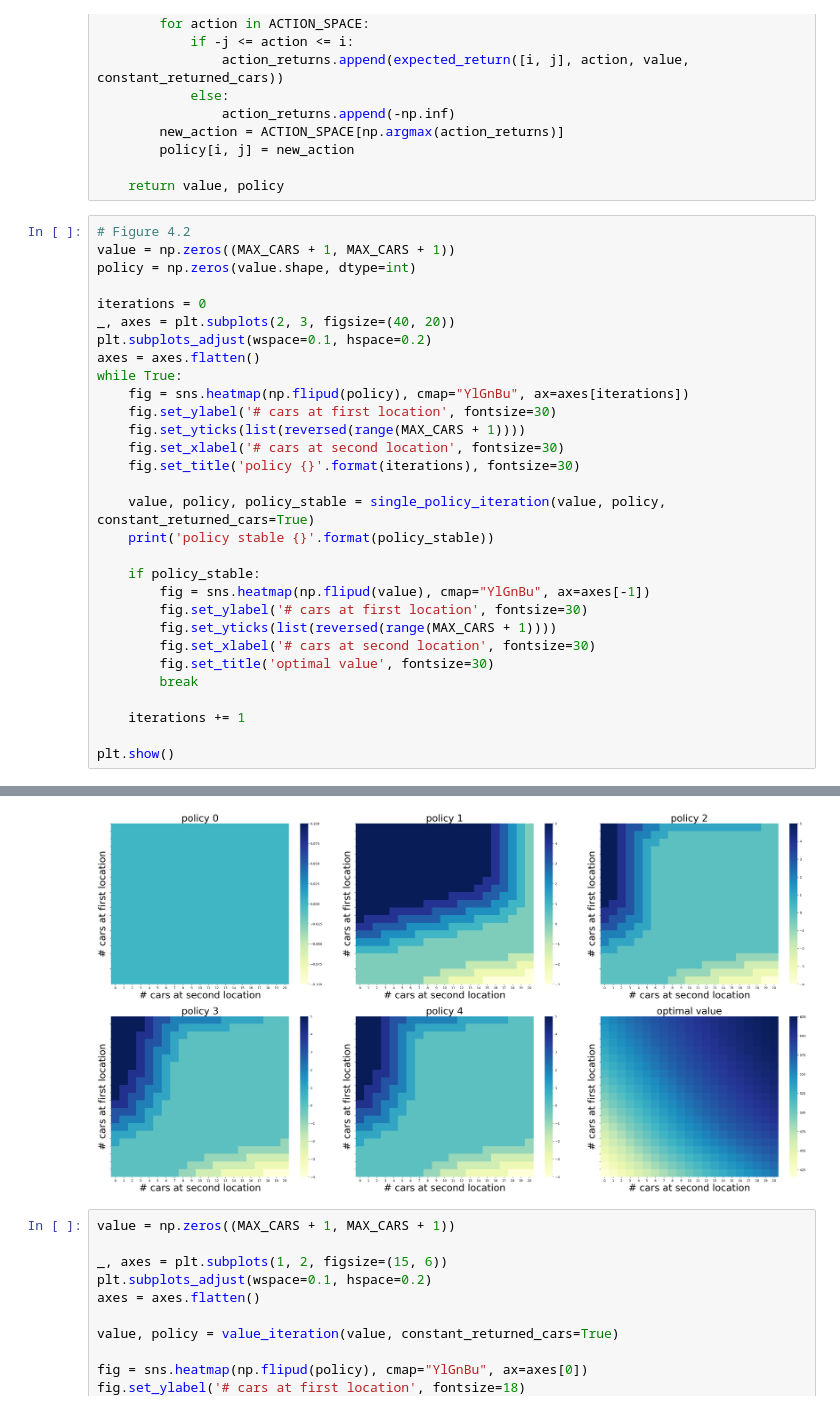
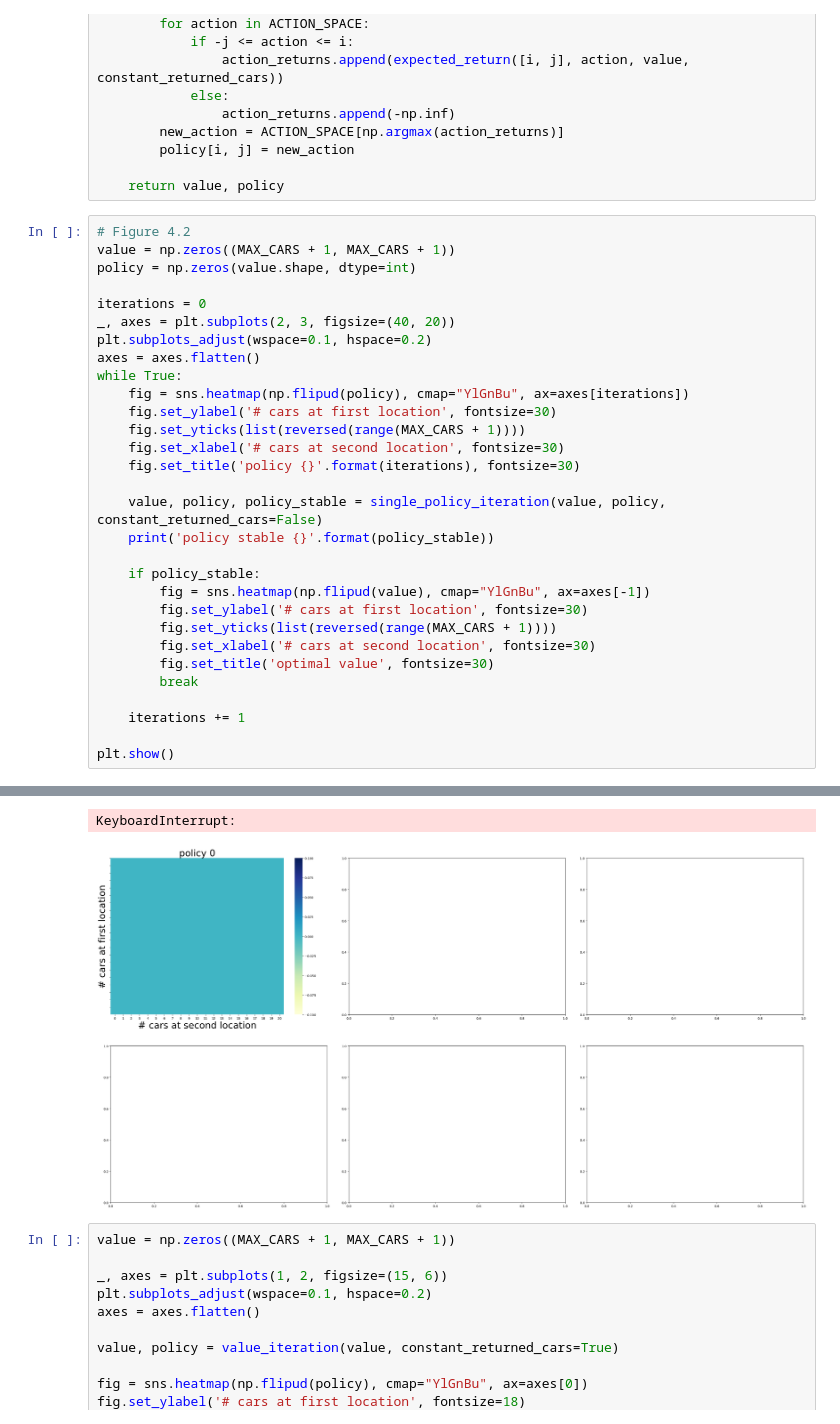
Before and after one commit to BaleChen/RL-course-material, a Jupyter notebook: notebooks/dynamic-programming.ipynb, the cells around one changed output, grey strips where cells are left out. Cells and saved outputs as stored; diff of their text form.

```diff
--- a/notebooks/dynamic-programming.ipynb
+++ b/notebooks/dynamic-programming.ipynb
@@ -192,7 +192,7 @@ while True:
     fig.set_xlabel('# cars at second location', fontsize=30)
     fig.set_title('policy {}'.format(iterations), fontsize=30)
 
-    value, policy, policy_stable = single_policy_iteration(value, policy, constant_returned_cars=True)
+    value, policy, policy_stable = single_policy_iteration(value, policy, constant_returned_cars=False)
     print('policy stable {}'.format(policy_stable))
 
     if policy_stable:
@@ -227,4 +227,5 @@ policy stable True
+KeyboardInterrupt:
-[figure, old version]
+[figure, new version]
 # %%
 value = np.zeros((MAX_CARS + 1, MAX_CARS + 1))
 
```
Also changed, not shown: parts of 1 cell of this notebook, 2 other files.
